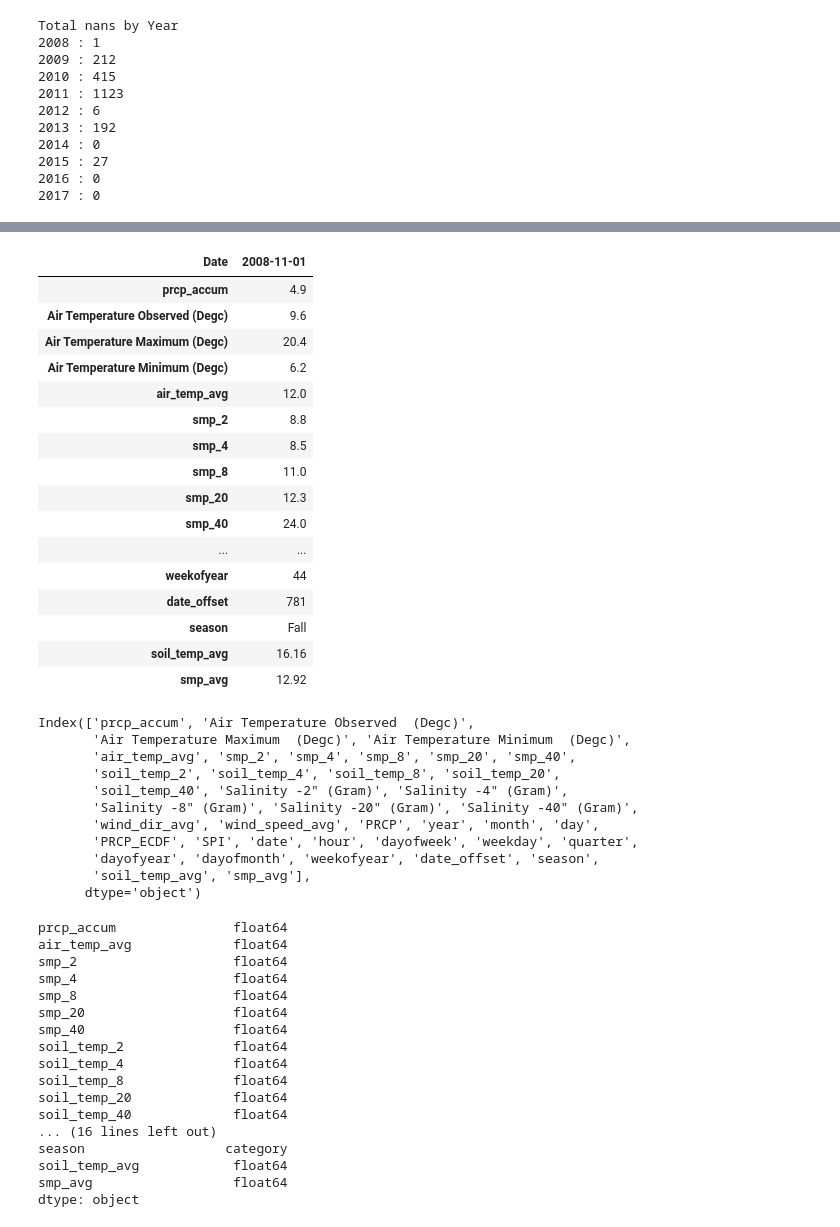
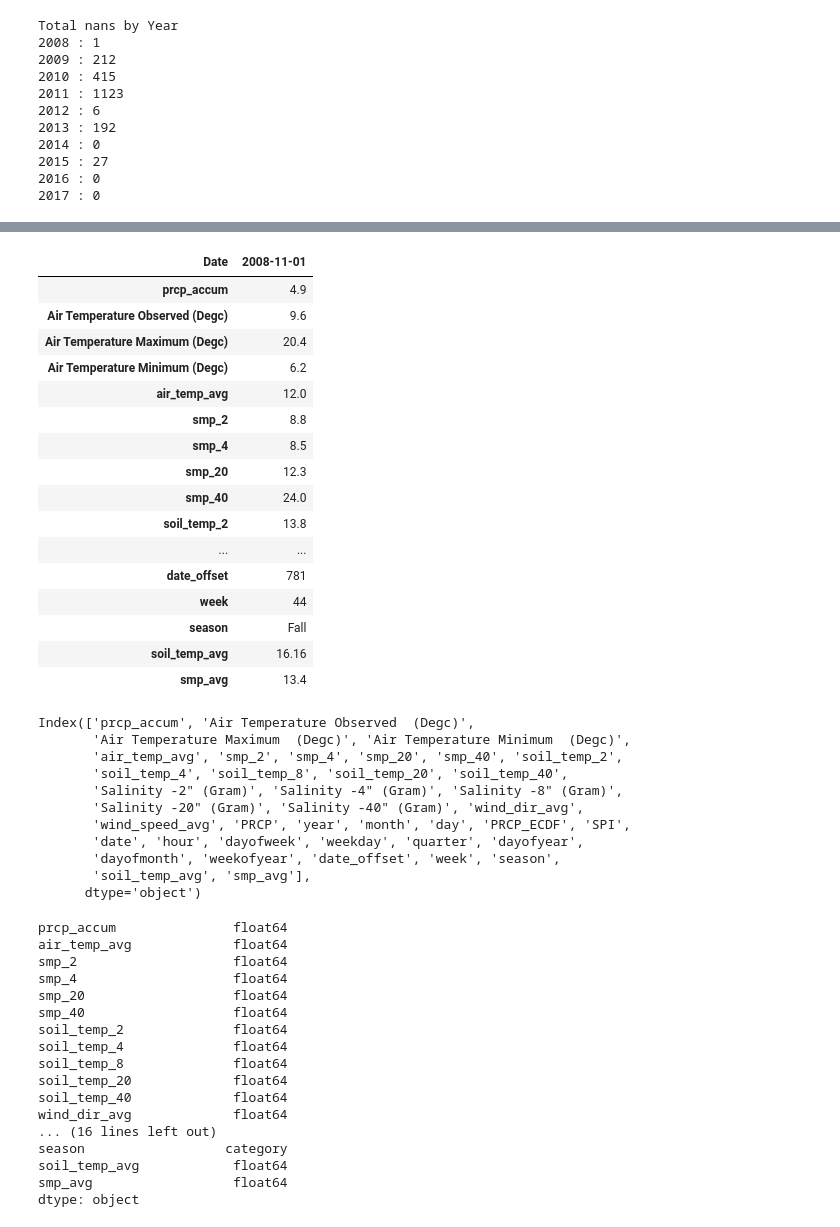
Before and after one commit to bigdog3626/Drought-Detection-Modeling, a Jupyter notebook: Data-Preprocessors.ipynb, the cells around one changed output, grey strips where cells are left out. Drawn from its saved outputs; the diff is of its cells as text; code cells hidden in the pictures.

```diff
--- a/Data-Preprocessors.ipynb
+++ b/Data-Preprocessors.ipynb
@@ -185,4 +185,6 @@ Total nans by Year
 2015 : 27
 2016 : 0
 2017 : 0
+# %%
+labeled_df = labeled_df.drop(['Soil Moisture Percent -8" (Pct)'],axis=1)
 # %%
@@ -193,6 +195,6 @@ msno.matrix(labeled_df.drop(['day','year','month'], axis=1), labels=True)
 # %%
 df = labeled_df
-df.ffill(inplace=True)
+df = df.fillna(method='ffill')
 df
 # %% [output]
 |  | Precipitation Accumulation (In) | Air Temperature Observed (Degc) | Air Temperature Maximum (Degc) | Air Temperature Minimum (Degc) | ... |
@@ -258,6 +260,7 @@ def create_features(pdf, label=None):
     pdf['dayofmonth'] = pdf['date'].dt.day
     pdf['weekofyear'] = pdf['date'].dt.weekofyear
     pdf['date_offset'] = (pdf.date.dt.month*100 + pdf.date.dt.day - 320)%1300
+    pdf['week'] = pdf.index.week
 
     pdf['season'] = pd.cut(pdf['date_offset'], [0, 300, 602, 900, 1300],
                           labels=['Spring', 'Summer', 'Fall', 'Winter']
@@ -267,54 +270,54 @@ def create_features(pdf, label=None):
                 'Soil Moisture Percent -4" (Pct)': 'smp_4',
                 'Soil Moisture Percent -8" (Pct)': 'smp_8',
                 'Soil Moisture Percent -20" (Pct)': 'smp_20',
                 'Soil Moisture Percent -40" (Pct)': 'smp_40',
                 'Air Temperature Average  (Degc)': 'air_temp_avg',
                 'Soil Temperature Observed -2" (Degc)': 'soil_temp_2',
                 'Soil Temperature Observed -4" (Degc)': 'soil_temp_4',
                 'Soil Temperature Observed -8" (Degc)': 'soil_temp_8',
                 'Soil Temperature Observed -20" (Degc)': 'soil_temp_20',
                 'Soil Temperature Observed -40" (Degc)': 'soil_temp_40',
                 'Precipitation Accumulation  (In)': 'prcp_accum',
                 'Wind Direction Average  (Degr)':'wind_dir_avg',
                 'Wind Speed Average  (Mph)':'wind_speed_avg'}, axis=1)
     pdf['soil_temp_avg'] = pdf[[i for i in list(pdf.columns) if 'soil_temp' in i]].agg('mean', axis=1)
     pdf['smp_avg'] = pdf[[i for i in list(pdf.columns) if 'smp' in i]].agg('mean', axis=1)
 
 
 
     return pdf
 dFrame = create_features(dFrame)
 dFrame.head(1).transpose()
 # %% [output]
 | Date | 2008-11-01 |
 | prcp_accum | 4.9 |
 | Air Temperature Observed (Degc) | 9.6 |
 | Air Temperature Maximum (Degc) | 20.4 |
 | Air Temperature Minimum (Degc) | 6.2 |
 | air_temp_avg | 12.0 |
 | smp_2 | 8.8 |
 | smp_4 | 8.5 |
-| smp_8 | 11.0 |
 | smp_20 | 12.3 |
 | smp_40 | 24.0 |
+| soil_temp_2 | 13.8 |
 | ... | ... |
-| weekofyear | 44 |
 | date_offset | 781 |
+| week | 44 |
 | season | Fall |
 | soil_temp_avg | 16.16 |
-| smp_avg | 12.92 |
+| smp_avg | 13.4 |
 # %%
 dFrame.columns
 # %% [output]
 Index(['prcp_accum', 'Air Temperature Observed  (Degc)',
        'Air Temperature Maximum  (Degc)', 'Air Temperature Minimum  (Degc)',
-       'air_temp_avg', 'smp_2', 'smp_4', 'smp_8', 'smp_20', 'smp_40',
-       'soil_temp_2', 'soil_temp_4', 'soil_temp_8', 'soil_temp_20',
-       'soil_temp_40', 'Salinity -2" (Gram)', 'Salinity -4" (Gram)',
-       'Salinity -8" (Gram)', 'Salinity -20" (Gram)', 'Salinity -40" (Gram)',
-       'wind_dir_avg', 'wind_speed_avg', 'PRCP', 'year', 'month', 'day',
-       'PRCP_ECDF', 'SPI', 'date', 'hour', 'dayofweek', 'weekday', 'quarter',
-       'dayofyear', 'dayofmonth', 'weekofyear', 'date_offset', 'season',
+       'air_temp_avg', 'smp_2', 'smp_4', 'smp_20', 'smp_40', 'soil_temp_2',
+       'soil_temp_4', 'soil_temp_8', 'soil_temp_20', 'soil_temp_40',
+       'Salinity -2" (Gram)', 'Salinity -4" (Gram)', 'Salinity -8" (Gram)',
+       'Salinity -20" (Gram)', 'Salinity -40" (Gram)', 'wind_dir_avg',
+       'wind_speed_avg', 'PRCP', 'year', 'month', 'day', 'PRCP_ECDF', 'SPI',
+       'date', 'hour', 'dayofweek', 'weekday', 'quarter', 'dayofyear',
+       'dayofmonth', 'weekofyear', 'date_offset', 'week', 'season',
        'soil_temp_avg', 'smp_avg'],
       dtype='object')
 # %%
@@ -327,7 +330,6 @@ prcp_accum               float64
 air_temp_avg             float64
 smp_2                    float64
 smp_4                    float64
-smp_8                    float64
 smp_20                   float64
 smp_40                   float64
 soil_temp_2              float64
@@ -335,6 +337,7 @@ soil_temp_4              float64
 soil_temp_8              float64
 soil_temp_20             float64
 soil_temp_40             float64
+wind_dir_avg             float64
 ... (16 lines left out)
 season                  category
 soil_temp_avg            float64
```
Also changed, not shown: parts of 4 cells of this notebook, 22 other files.
